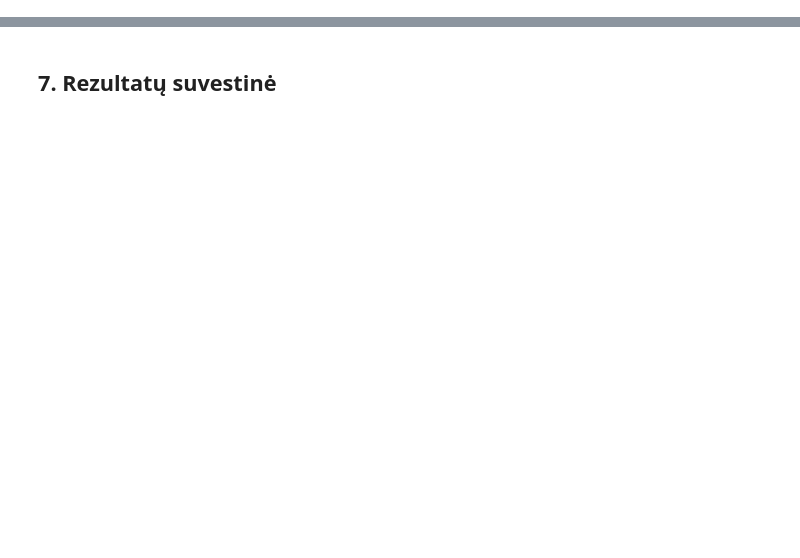
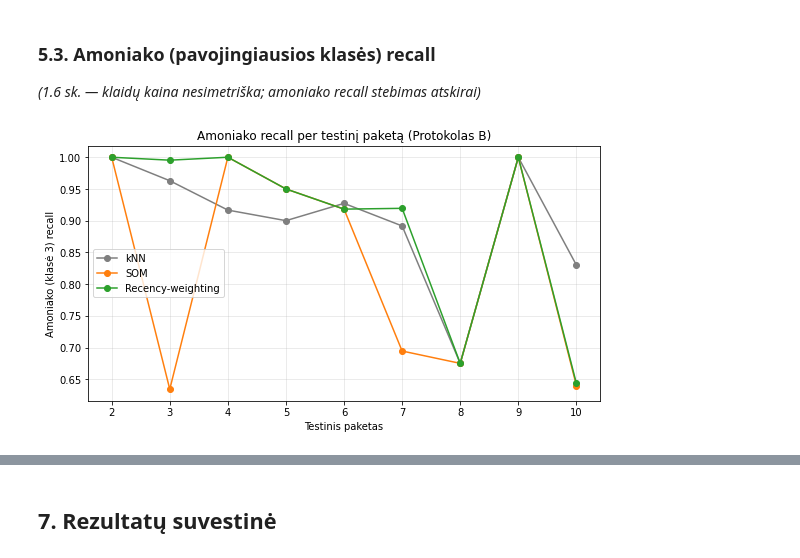
Before and after one commit to Tauras-Rim/IS-Egzaminas, a Jupyter notebook: gas_drift_project.ipynb, the cells around one changed output, grey strips where cells are left out. Cells and saved outputs as stored; diff of their text form; code cells hidden in the pictures; blank space fills up the shorter version.

```diff
--- a/gas_drift_project.ipynb
+++ b/gas_drift_project.ipynb
@@ -1280,0 +1225,32 @@ Demonstracija: 3 atsitiktiniai nauji mėginiai iš 10 pakete (tikroji klasė ži
+# %% [markdown]
+### 5.3. Amoniako (pavojingiausios klasės) recall
+
+*(1.6 sk. — klaidų kaina nesimetriška; amoniako recall stebimas atskirai)*
+# %%
+def per_class_recall(results_df, target_class=AMMONIA_LABEL):
+    """Klasės recall kiekviename testiniame pakete iš 4 sk. išsaugotų prognozių (modeliai iš naujo nemokomi)."""
+    recalls = []
+    for yte, ypred in zip(results_df['y_true'], results_df['y_pred']):
+        mask = yte == target_class
+        recalls.append(np.mean(ypred[mask] == target_class) if mask.sum() else np.nan)
+    return recalls
+
+
+ammonia_recall_knn = per_class_recall(results_B['kNN'])
+ammonia_recall_som = per_class_recall(results_B['SOM'])
+ammonia_recall_final = per_class_recall(results_B['Recency-weighting'])
+
+test_batches_b = [t for _, t in splits_B]
+fig, ax = plt.subplots(figsize=(8, 4.5))
+ax.plot(test_batches_b, ammonia_recall_knn, marker='o', label='kNN', color=MODEL_COLORS['kNN'])
+ax.plot(test_batches_b, ammonia_recall_som, marker='o', label='SOM', color=MODEL_COLORS['SOM'])
+ax.plot(test_batches_b, ammonia_recall_final, marker='o', label='Recency-weighting', color=MODEL_COLORS['Recency-weighting'])
+ax.set_xlabel('Testinis paketas')
+ax.set_ylabel('Amoniako (klasė 3) recall')
+ax.set_title('Amoniako recall per testinį paketą (Protokolas B)')
+ax.legend(); ax.grid(alpha=0.3)
+plt.tight_layout()
+plt.savefig('figures_ammonia_recall.png', dpi=120)
+plt.show()
+# %% [output]
+[figure, added]
```
Also changed, not shown: parts of 140 cells of this notebook, 11 other files.
